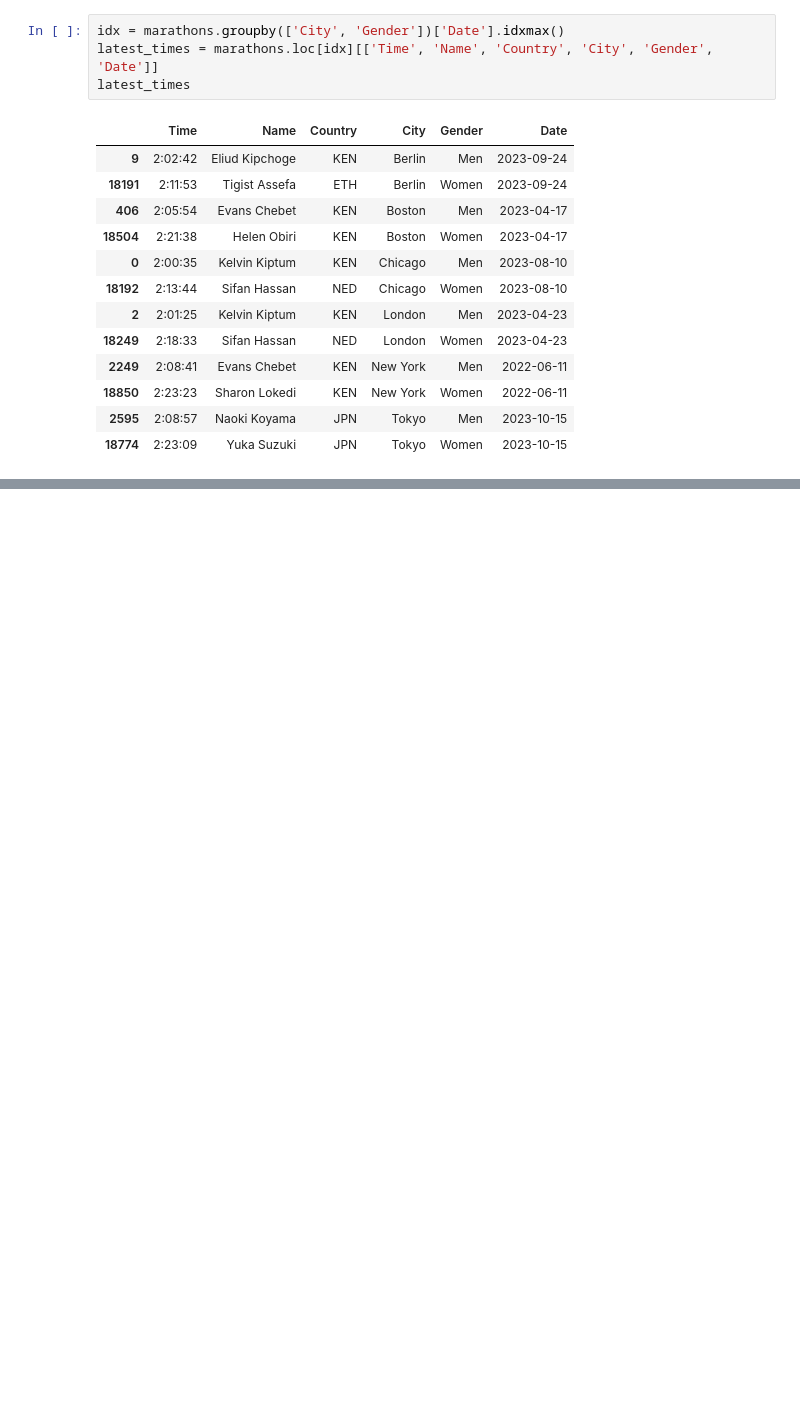
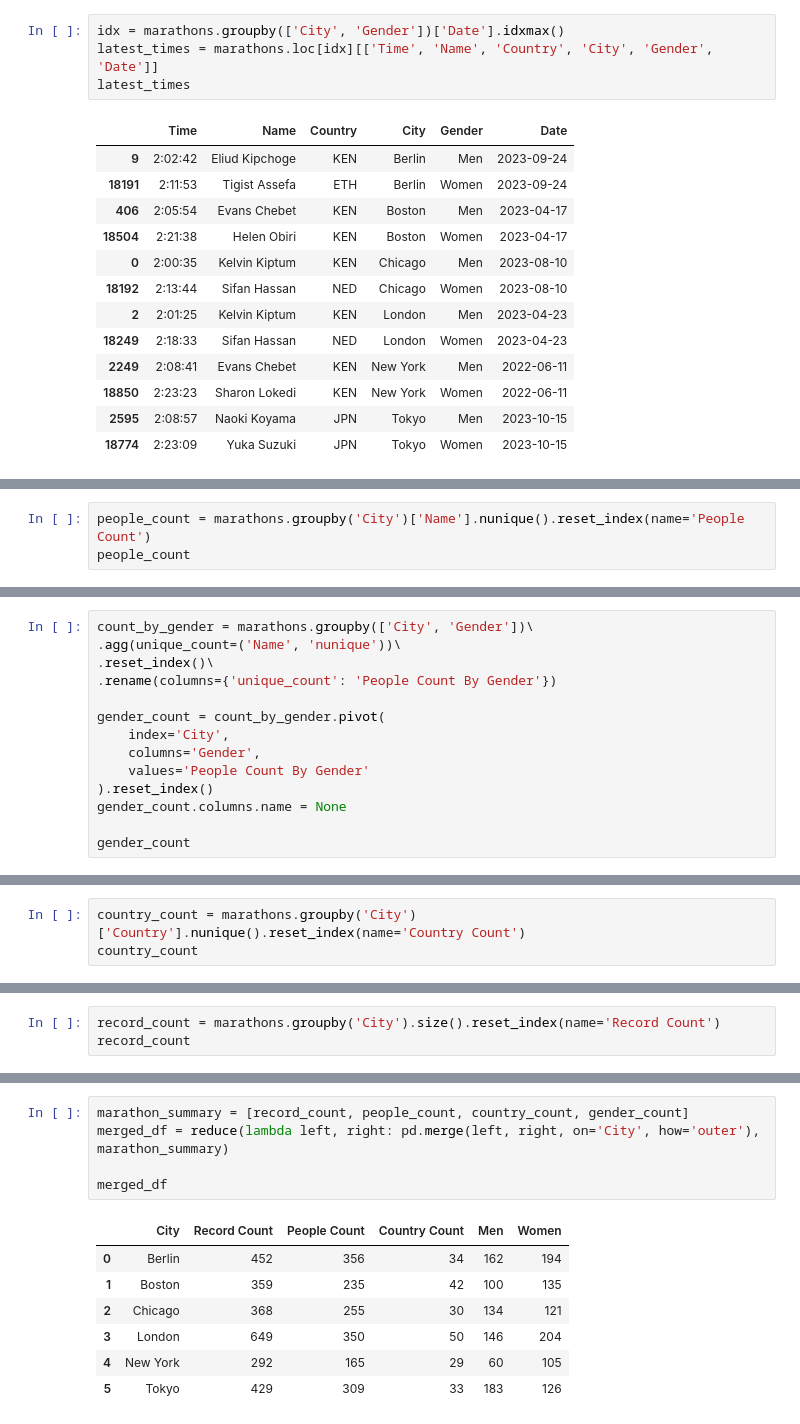
Before and after one commit to evgeniyarbatov/marathons, a Jupyter notebook: notebooks/Extract for website.ipynb, the cells around one changed output, grey strips where cells are left out. Saved outputs shown, nothing was run; the diff lists cells and outputs as text; blank space fills up the shorter version.

```diff
--- a/notebooks/Extract for website.ipynb
+++ b/notebooks/Extract for website.ipynb
@@ -74,0 +77,3 @@ latest_times.to_json(
+# %%
+people_count = marathons.groupby('City')['Name'].nunique().reset_index(name='People Count')
+people_count
@@ -74,0 +88,14 @@ latest_times.to_json(
+# %%
+count_by_gender = marathons.groupby(['City', 'Gender'])\
+.agg(unique_count=('Name', 'nunique'))\
+.reset_index()\
+.rename(columns={'unique_count': 'People Count By Gender'})
+
+gender_count = count_by_gender.pivot(
+    index='City',
+    columns='Gender',
+    values='People Count By Gender'
+).reset_index()
+gender_count.columns.name = None
+
+gender_count
@@ -74,0 +110,3 @@ latest_times.to_json(
+# %%
+country_count = marathons.groupby('City')['Country'].nunique().reset_index(name='Country Count')
+country_count
@@ -74,0 +121,3 @@ latest_times.to_json(
+# %%
+record_count = marathons.groupby('City').size().reset_index(name='Record Count')
+record_count
@@ -74,0 +132,13 @@ latest_times.to_json(
+# %%
+marathon_summary = [record_count, people_count, country_count, gender_count]
+merged_df = reduce(lambda left, right: pd.merge(left, right, on='City', how='outer'), marathon_summary)
+
+merged_df
+# %% [output]
+|  | City | Record Count | People Count | Country Count | Men | Women |
+| 0 | Berlin | 452 | 356 | 34 | 162 | 194 |
+| 1 | Boston | 359 | 235 | 42 | 100 | 135 |
+| 2 | Chicago | 368 | 255 | 30 | 134 | 121 |
+| 3 | London | 649 | 350 | 50 | 146 | 204 |
+| 4 | New York | 292 | 165 | 29 | 60 | 105 |
+| 5 | Tokyo | 429 | 309 | 33 | 183 | 126 |
```
Also changed, not shown: parts of 7 cells of this notebook, 4 other files.
